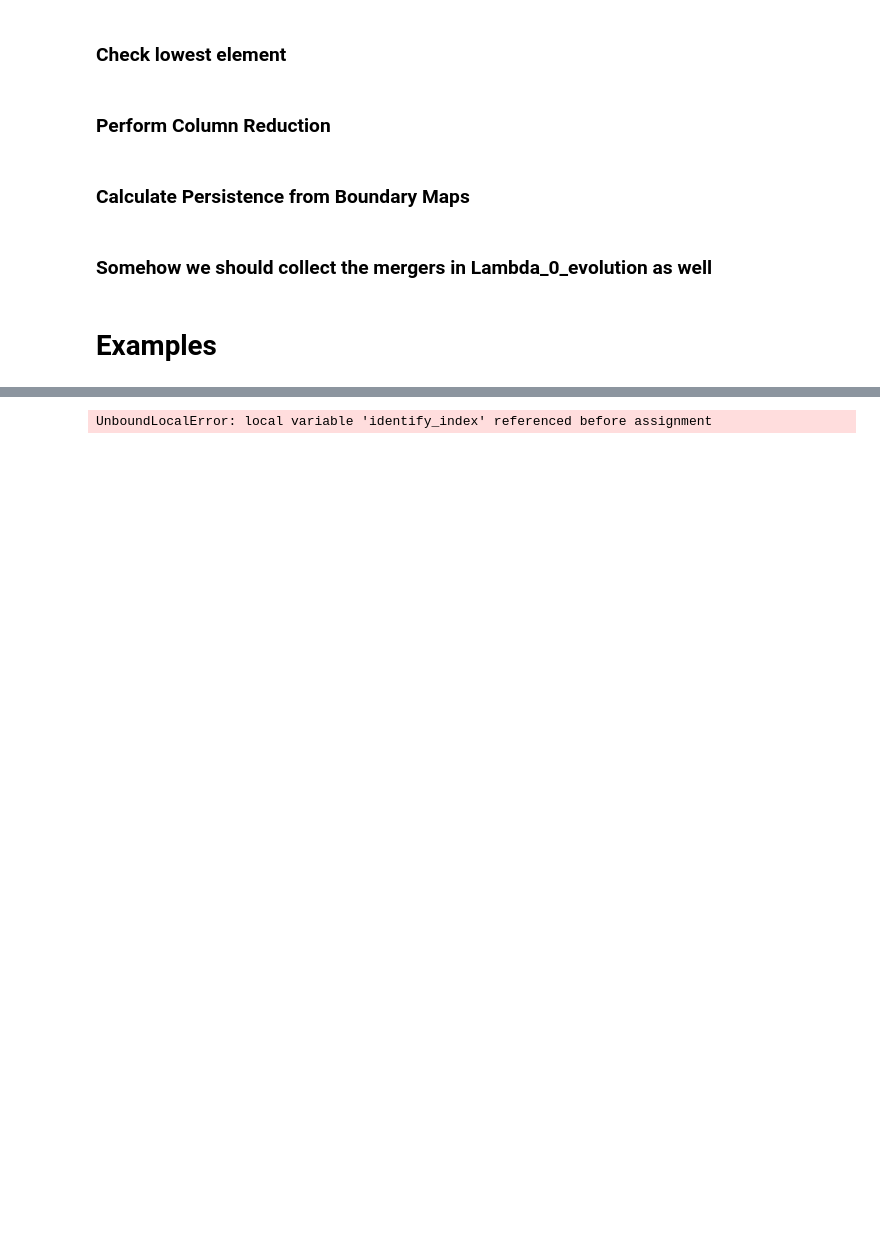
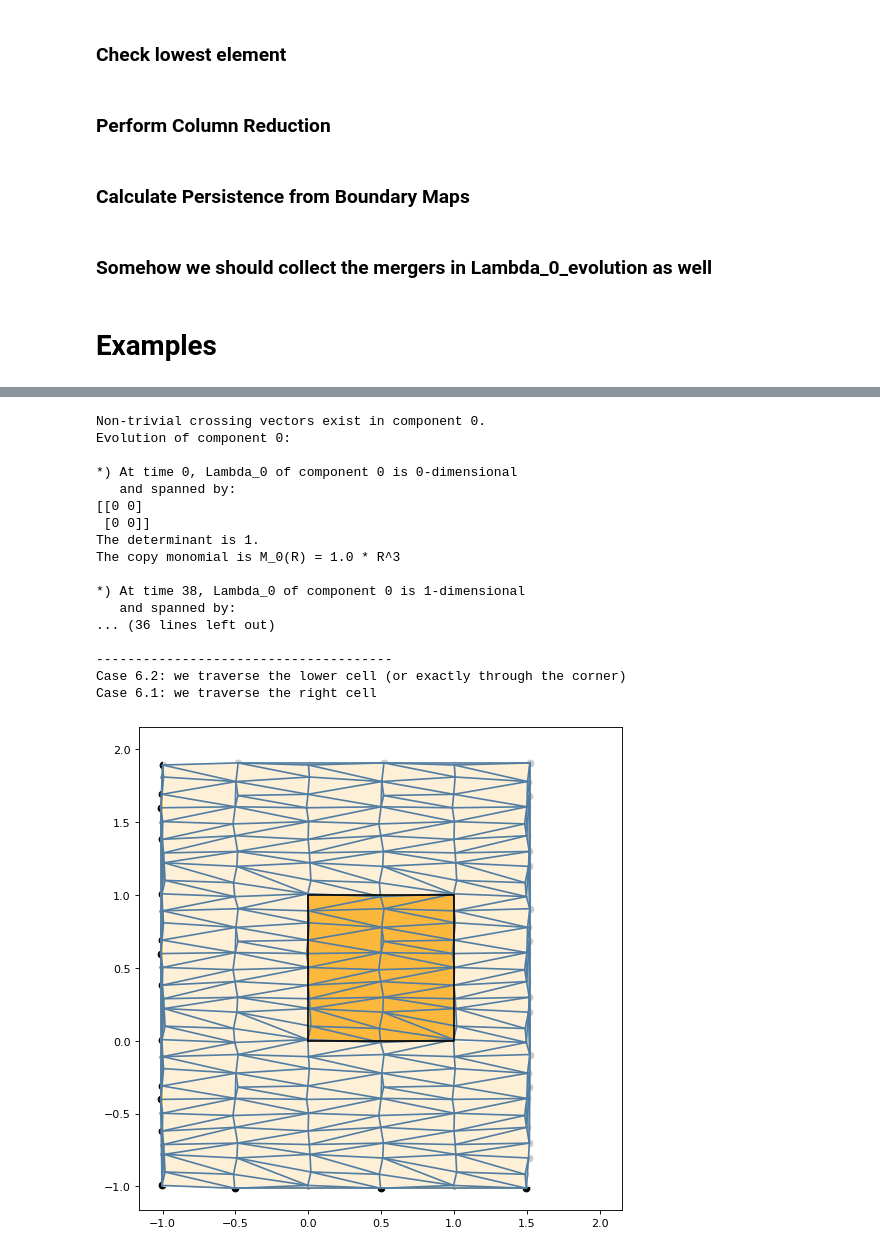
Before and after one commit to Chiara-ra/Masterthesis-Mathematics, a Jupyter notebook: Points_to_Persistence_2D_unit-V5.ipynb, the cells around one changed output, grey strips where cells are left out. Drawn from its saved outputs; the diff is of its cells as text; code cells hidden in the pictures; blank space fills up the shorter version.

Commit message:
reversed change of identify_index and corrected equiv_num()

```diff
--- a/Points_to_Persistence_2D_unit-V5.ipynb
+++ b/Points_to_Persistence_2D_unit-V5.ipynb
@@ -1427,40 +1424,58 @@ points3 = [[0,0],
            [.5,0.8],
            [.5,0.9]
            ]
-eps = lambda l: [l[0]+np.random.normal(loc=0.0, scale=0.01),l[1]+np.random.normal(loc=0.0, scale=0.01)]
-points3 = np.array(list(map(eps,points3)))
+jitter = lambda l: [l[0]+np.random.normal(loc=0.0, scale=0.01),l[1]+np.random.normal(loc=0.0, scale=0.01)]
+points3 = np.array(list(map(jitter,points3)))
 # %%
 points=points3
 extended_points =  torus_copy(points)
+plot_complex(extended_points)
 N=len(points)
 p_filt, S = periodic_filtration(N, extended_points)
 
 dCn, dZn, dBn, dHn, pp_int, pp_cont, pairs_w_reps = PH(p_filt,S)
 
 time_list = Lambda_0_evolution(p_filt, N, pairs_w_reps)
 vol_L = 1
 
 
 
 for comp in range(N):
     if np.sum(np.abs(time_list[:,comp]))>0:
         det = -1
         p = 0
         print(f"Non-trivial crossing vectors exist in component {comp}.")
         print(f"Evolution of component {comp}:\n")
         for t in range(0,len(p_filt)):
             new_det,new_p = p_vol_2d(time_list[t,comp])
             if (new_det != det) or (new_p != p):
                 print(f"*) At time {t}, Lambda_0 of component {comp} is {new_p}-dimensional\n   and spanned by:")
                 print(time_list[t,comp])
                 print(f"The determinant is {new_det}.")
                 coeff = new_det / vol_L
                 print(f"The copy monomial is M_0(R) = {coeff} * R^{3-new_p}")
                 print()
                 det=new_det
                 p = new_p
         print("--------------------------------------")
 
 plot_filtration(p_filt, S, a=1, b=1, size=9, reps=rep.reps, max_step=86)
 # %% [output]
-UnboundLocalError: local variable 'identify_index' referenced before assignment
+Non-trivial crossing vectors exist in component 0.
+Evolution of component 0:
+
+*) At time 0, Lambda_0 of component 0 is 0-dimensional
+   and spanned by:
+[[0 0]
+ [0 0]]
+The determinant is 1.
+The copy monomial is M_0(R) = 1.0 * R^3
+
+*) At time 38, Lambda_0 of component 0 is 1-dimensional
+   and spanned by:
+... (36 lines left out)
+
+--------------------------------------
+Case 6.2: we traverse the lower cell (or exactly through the corner)
+Case 6.1: we traverse the right cell
+[figure, added]
```
Also changed, not shown: parts of 7 cells of this notebook.
